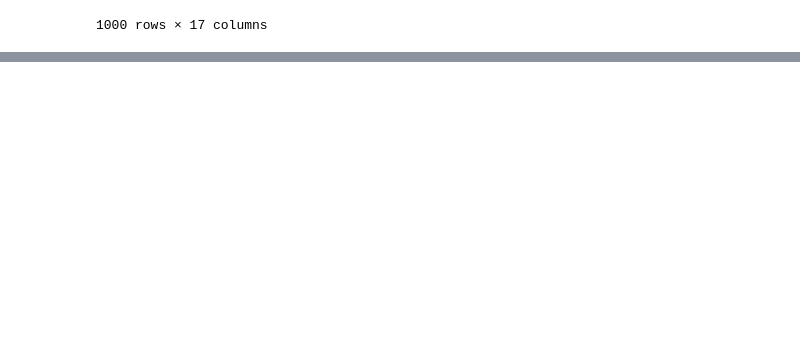
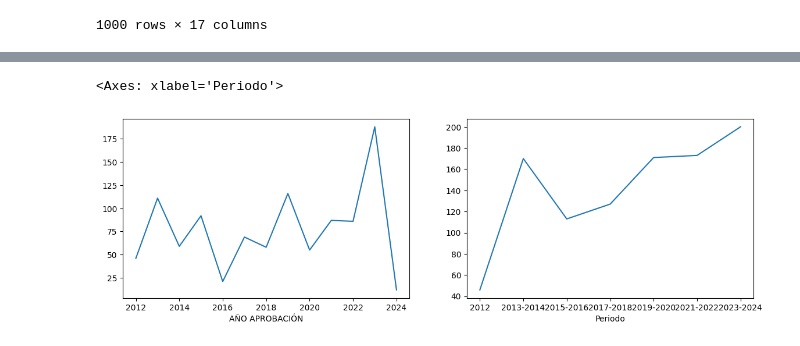
Before and after one commit to cortizbon/sgr_ofiscal, a Jupyter notebook: exper.ipynb, the cells around one changed output, grey strips where cells are left out. Drawn from its saved outputs; the diff is of its cells as text; code cells hidden in the pictures; blank space fills up the shorter version.

```diff
--- a/exper.ipynb
+++ b/exper.ipynb
@@ -148,0 +225,23 @@ samp_conts
+# %%
+import matplotlib.pyplot as plt
+
+dic_anios = {2012: 2012,
+             2013: "2013-2014",
+             2014: "2013-2014",
+             2015: "2015-2016",
+             2016: "2015-2016",
+             2017: "2017-2018",
+             2018: "2017-2018",
+             2019: "2019-2020",
+             2020: "2019-2020",
+             2021: "2021-2022",
+             2022: "2021-2022",
+             2023: "2023-2024",
+             2024: "2023-2024"}
+
+samp['Periodo'] = samp['AÑO APROBACIÓN'].map(dic_anios)
+
+fig, ax = plt.subplots(1, 2, figsize=(14, 4))
+
+samp.groupby('AÑO APROBACIÓN')['TOTAL PROYECTO'].sum().plot(kind='line', ax=ax[0])
+samp.groupby('Periodo')['TOTAL PROYECTO'].sum().plot(kind='line', ax=ax[1])
@@ -148,0 +256,8 @@ samp_conts
+# %%
+fig, ax = plt.subplots(1, 2, figsize=(14, 4))
+
+samp.groupby('AÑO APROBACIÓN')['TOTAL PROYECTO'].count().plot(kind='line', ax=ax[0])
+samp.groupby('Periodo')['TOTAL PROYECTO'].count().plot(kind='line', ax=ax[1])
+# %% [output]
+<Axes: xlabel='Periodo'>
+[figure, added]
```
Also changed, not shown: parts of 11 cells of this notebook, 7 other files.
